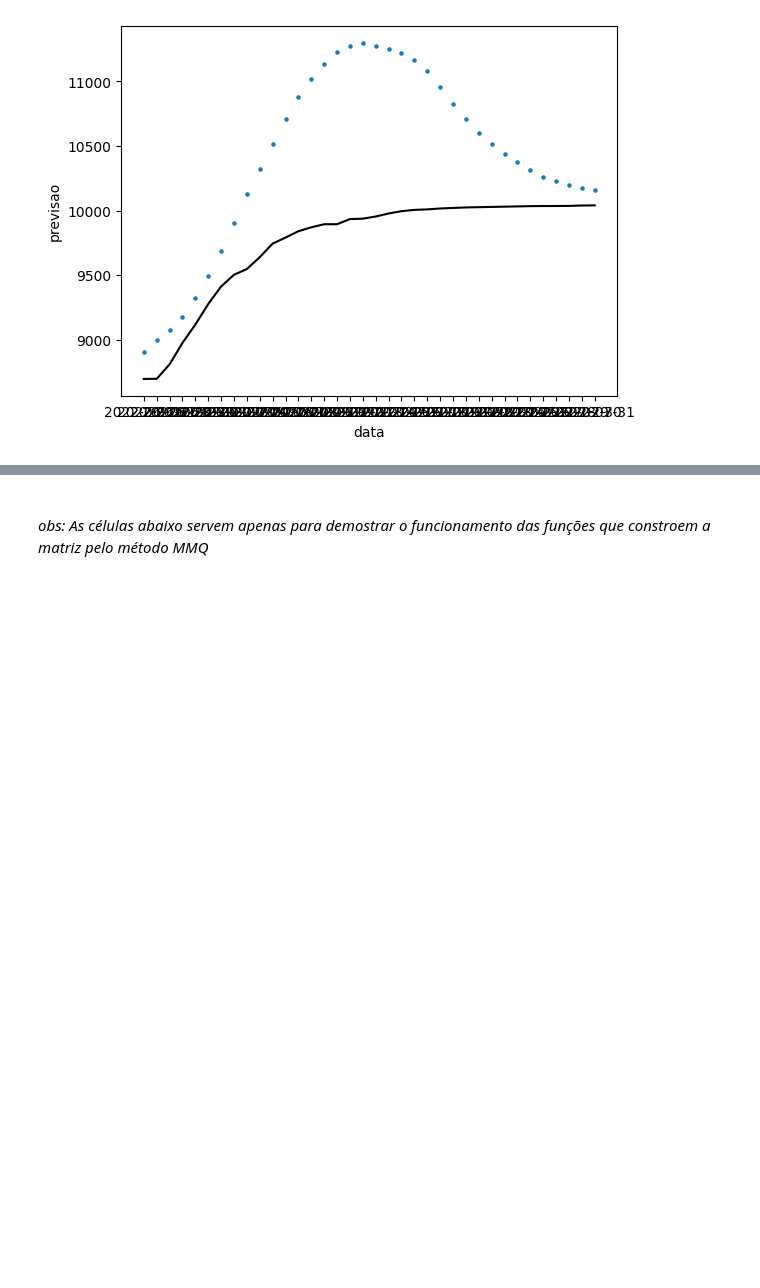
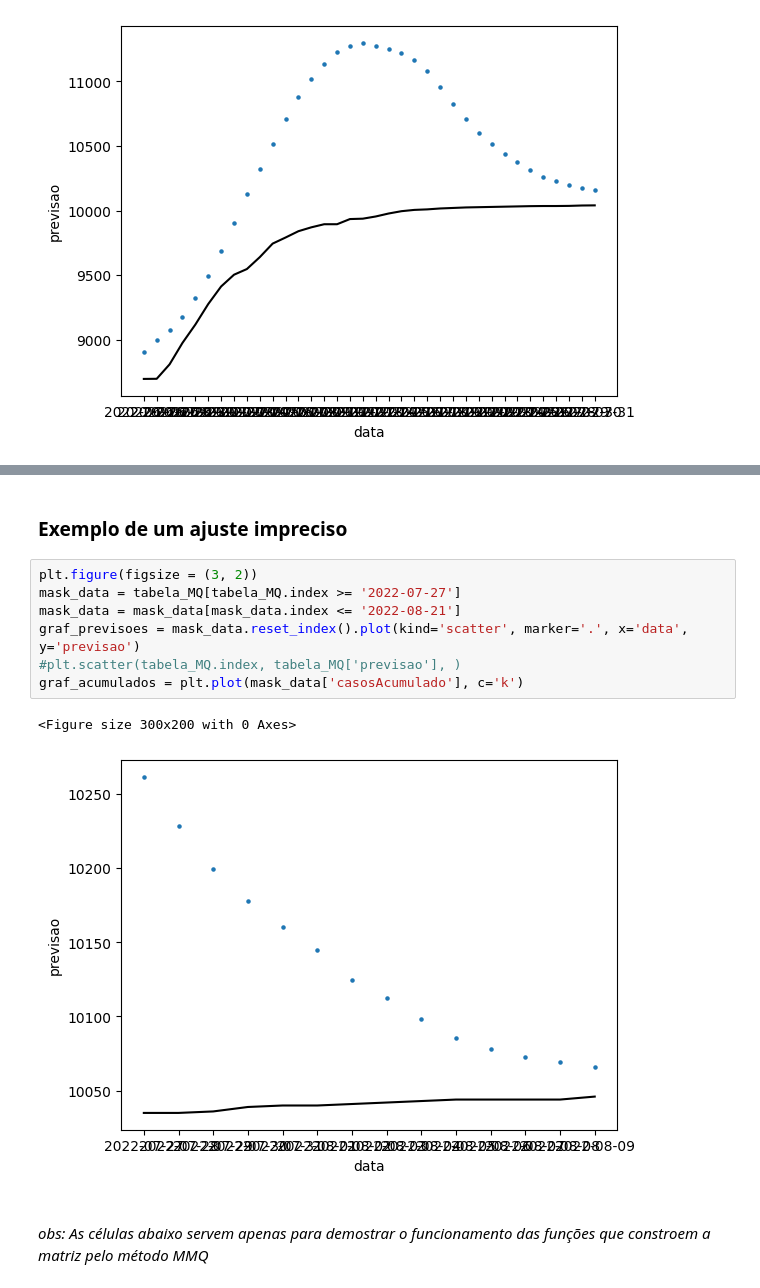
Before and after one commit to bruno9800/covidData, a Jupyter notebook: date_analise.ipynb, the cells around one changed output, grey strips where cells are left out. Cells and saved outputs as stored; diff of their text form; blank space fills up the shorter version.

```diff
--- a/date_analise.ipynb
+++ b/date_analise.ipynb
@@ -240,3 +264,15 @@ graf_acumulados = plt.plot(mask_data['casosAcumulado'], c='k')
+# %% [markdown]
+ ### Exemplo de um ajuste impreciso
+# %%
+plt.figure(figsize = (3, 2))
+mask_data = tabela_MQ[tabela_MQ.index >= '2022-07-27']
+mask_data = mask_data[mask_data.index <= '2022-08-21']
+graf_previsoes = mask_data.reset_index().plot(kind='scatter', marker='.', x='data', y='previsao')
+#plt.scatter(tabela_MQ.index, tabela_MQ['previsao'], )
+graf_acumulados = plt.plot(mask_data['casosAcumulado'], c='k')
+# %% [output]
+<Figure size 300x200 with 0 Axes>
+[figure, added]
 # %% [markdown]
 <br>
 
```
Also changed, not shown: parts of 6 cells of this notebook.
